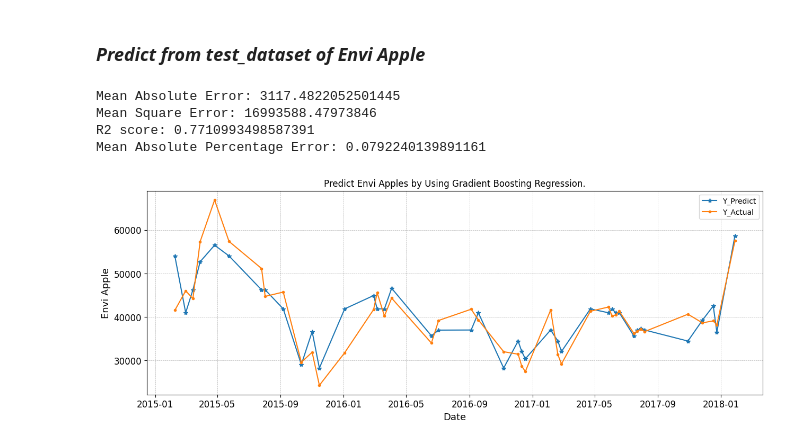
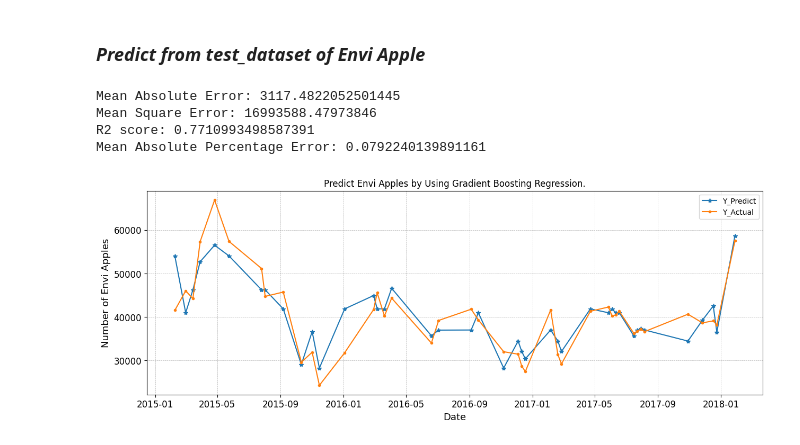
Before and after one commit to OatKID/RegressionMiniProject, a Jupyter notebook: algorithm/Envi/1_predict_1/gradientBoosting_regression.ipynb, the cells around one changed output. Cells and saved outputs as stored; diff of their text form; code cells hidden in the pictures.

```diff
--- a/algorithm/Envi/1_predict_1/gradientBoosting_regression.ipynb
+++ b/algorithm/Envi/1_predict_1/gradientBoosting_regression.ipynb
@@ -149,32 +133,31 @@ mae = mean_absolute_error(y_test[:, 1:], y_predict)
 mse = mean_squared_error(y_test[:, 1:], y_predict)
 r2 = r2_score(y_test[:, 1:], y_predict)
 mape = mean_absolute_percentage_error(y_test[:, 1:], y_predict)
 
 print(f"Mean Absolute Error: {mae}")
 print(f"Mean Square Error: {mse}")
 print(f"R2 score: {r2}")
 print(f"Mean Absolute Percentage Error: {mape}")
 
 writeEvaluate("GradientBoosting", mae, mse, r2, mape, "evaluate.csv")
 
 plt.figure(figsize=(15,5))
 plt.plot(x_test[:, :1], y_predict, label="Y_Predict", marker='*')
 plt.plot(x_test[:,:1], y_test[:, 1:], label="Y_Actual", marker='.')
 
 plt.xlabel("Date", fontsize=13)
 plt.ylabel("Number of Envi Apples", fontsize=13)
 
 plt.xticks(fontsize=12)
 plt.yticks(fontsize=12)
 
-plt.ylabel("Envi Apple")
 plt.legend()
 plt.title("Predict Envi Apples by Using Gradient Boosting Regression.")
 plt.grid(linestyle='--', linewidth='0.5')
 plt.show()
 # %% [output]
 Mean Absolute Error: 3117.4822052501445
 Mean Square Error: 16993588.47973846
 R2 score: 0.7710993498587391
 Mean Absolute Percentage Error: 0.0792240139891161
-[figure, old version]
+[figure, new version]
```
Also changed, not shown: parts of 1 cell of this notebook, 3 other files.
